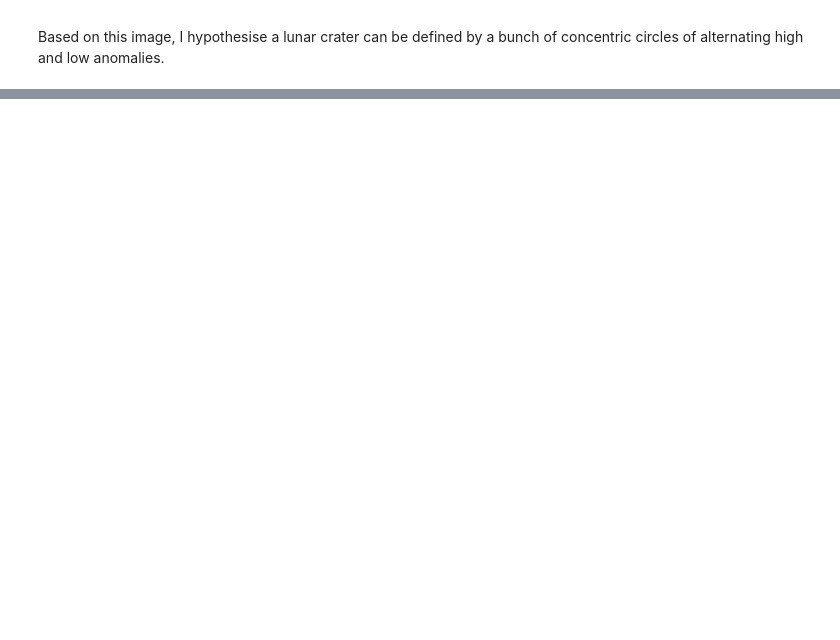
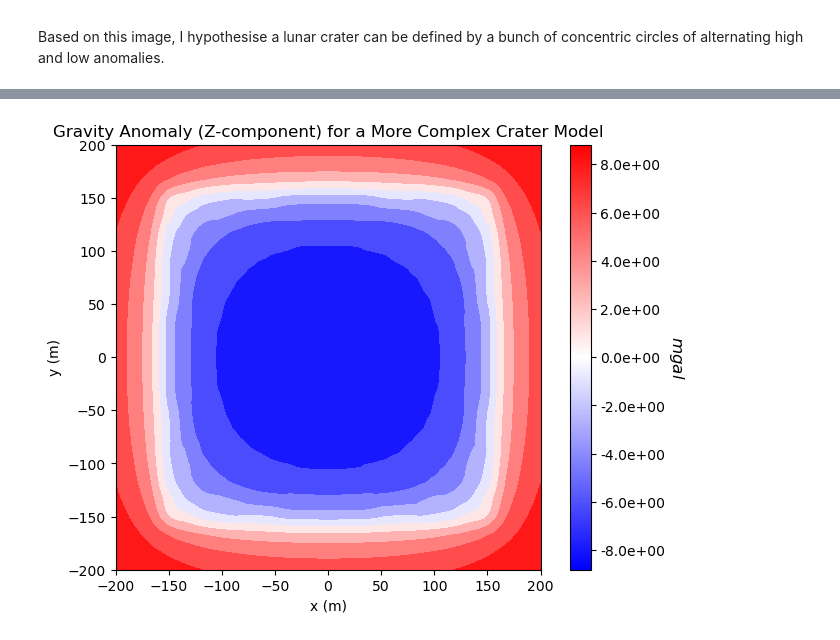
Before and after one commit to ElChuckster/cratering-gravity, a Jupyter notebook: crater-anomaly-simulator.ipynb, the cells around one changed output, grey strips where cells are left out. Saved outputs shown, nothing was run; the diff lists cells and outputs as text; code cells hidden in the pictures; blank space fills up the shorter version.

```diff
--- a/crater-anomaly-simulator.ipynb
+++ b/crater-anomaly-simulator.ipynb
@@ -195,0 +266,19 @@ ax.view_init(elev=20.0)
+# %%
+fig = plt.figure(figsize=(7, 5))
+
+ax1 = fig.add_axes([0.1, 0.1, 0.75, 0.85])
+plot2Ddata(receiver_list1[0].locations, dpred_all1, ax=ax1, contourOpts={"cmap": "bwr"})
+ax1.set_title("Gravity Anomaly (Z-component) for a More Complex Crater Model")
+ax1.set_xlabel("x (m)")
+ax1.set_ylabel("y (m)")
+
+ax2 = fig.add_axes([0.82, 0.1, 0.03, 0.85])
+norm = mpl.colors.Normalize(vmin=-np.max(np.abs(dpred_all1)), vmax=np.max(np.abs(dpred_all1)))
+cbar = mpl.colorbar.ColorbarBase(
+    ax2, norm=norm, orientation="vertical", cmap=mpl.cm.bwr, format="%.1e"
+)
+cbar.set_label("$mgal$", rotation=270, labelpad=15, size=12)
+
+plt.show()
+# %% [output]
+[figure, added]
```
Also changed, not shown: parts of 7 cells of this notebook.
